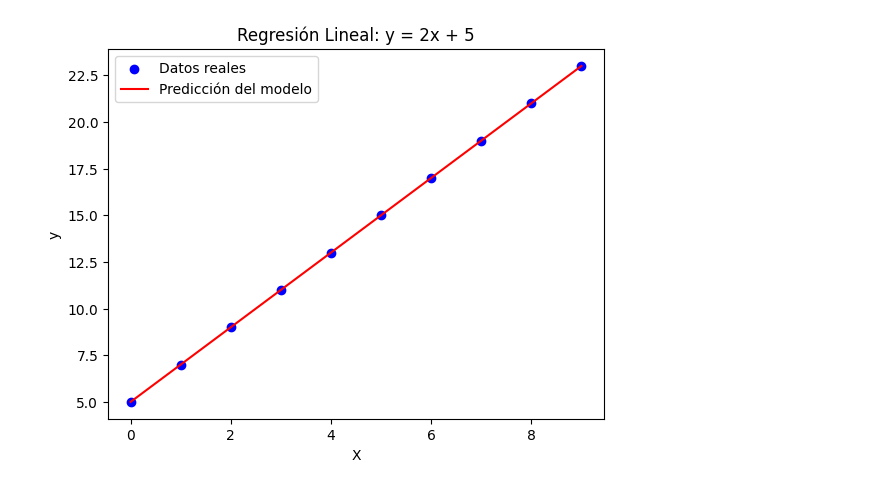
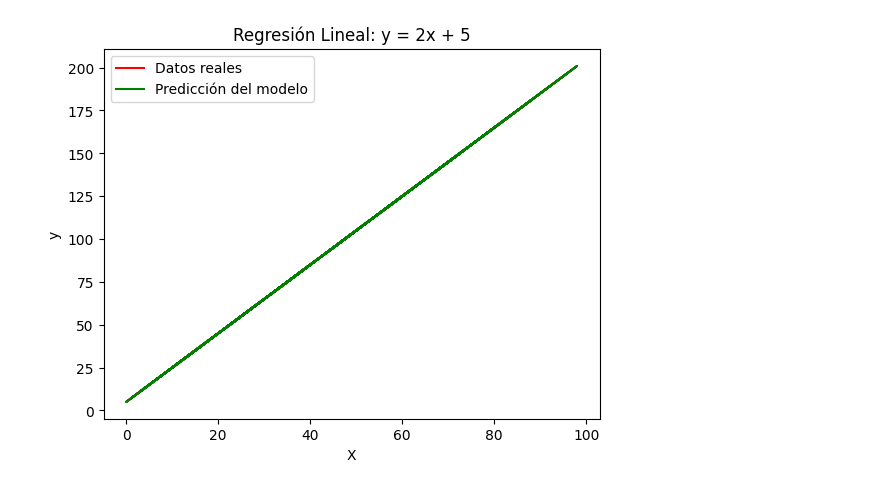
Before and after one commit to FabianAlejandroTapiaJorquera/Inteligencia-Artificial, a Jupyter notebook: Regresión lineal/regresión_lineal.ipynb, the cells around one changed output. Saved outputs shown, nothing was run; the diff lists cells and outputs as text; code cells hidden in the pictures.

Commit message:
Update modelo regresión lineal simple

```diff
--- a/Regresión lineal/regresión_lineal.ipynb
+++ b/Regresión lineal/regresión_lineal.ipynb
@@ -9,0 +24,10 @@ y = 2 * X + 5  # Etiquetas (valores de y basados en la ecuación)
+# %%
+# Fijar la semilla
+np.random.seed(1)
+
+# Generamos nuestro set de datos y definimos nuestra ecuación para nuestros datos de entrenamiento
+x = np.random.randint(0, 100, size=100).reshape(-1, 1)
+y = 2 * x + 5
+
+# Graficamos los valores reales
+graficar(x, y)
@@ -10,9 +36,10 @@ y = 2 * X + 5  # Etiquetas (valores de y basados en la ecuación)
 # %%
-# Creamos el modelo de regresión lineal
+# Creamos el modelo de regresión lineal y lo entrenamos
 modelo = LinearRegression()
-
-# Entrenamos el modelo
-modelo.fit(X, y)
+modelo.fit(x, y)
 
 # Realizamos predicciones
-y_pred = modelo.predict(X)
+y_pred = modelo.predict(x)
+
+for eje_y, eje_y_p in zip(y, y_pred):
+    print(f'Valor real: {eje_y}, Valor predicción: {eje_y_p}')
@@ -19,15 +64,15 @@ y_pred = modelo.predict(X)
 # %%
 # Visualizamos los resultados
-plt.scatter(X, y, color='blue', label='Datos reales')
-plt.plot(X, y_pred, color='red', label='Predicción del modelo')
+plt.plot(x, y, color='red', label='Datos reales')
+plt.plot(x, y_pred, color='green', label='Predicción del modelo')
 plt.xlabel('X')
 plt.ylabel('y')
 plt.title('Regresión Lineal: y = 2x + 5')
 plt.legend()
 plt.show()
 
 # Imprimimos los coeficientes del modelo
 print(f"Coeficiente (pendiente): {modelo.coef_[0][0]}")
 print(f"Intersección (ordenada al origen): {modelo.intercept_[0]}")
 # %% [output]
-[figure, old version]
+[figure, new version]
```
Also changed, not shown: parts of 6 cells of this notebook.
